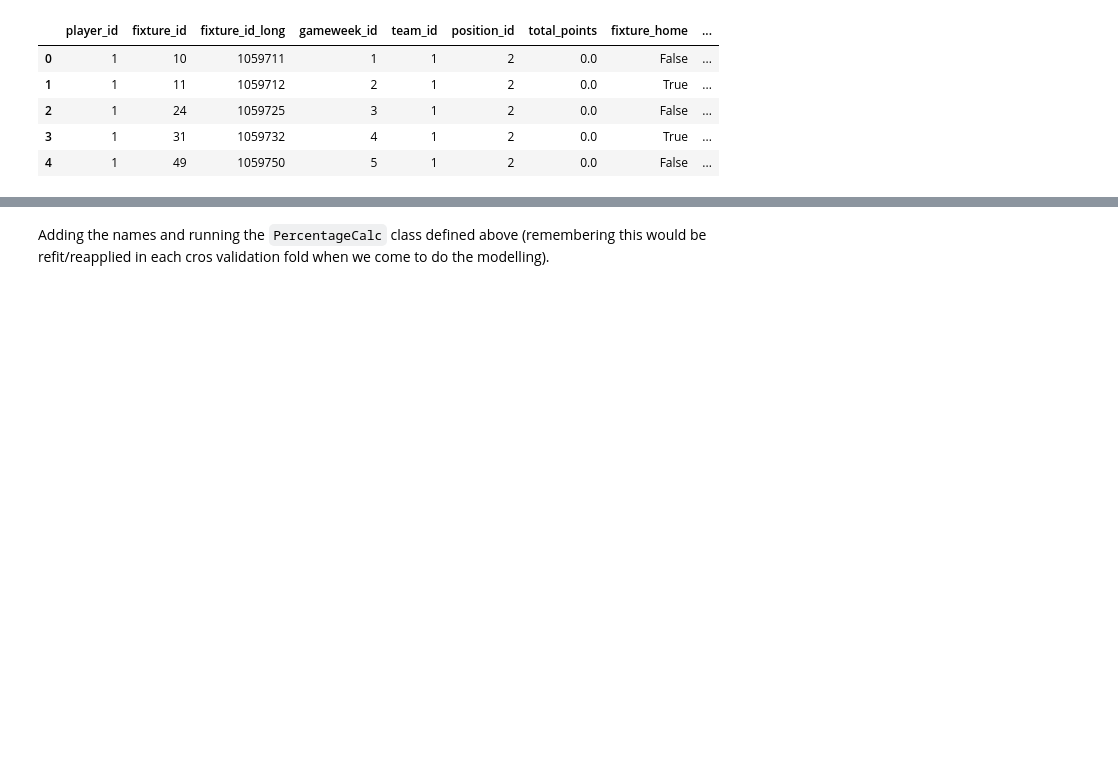
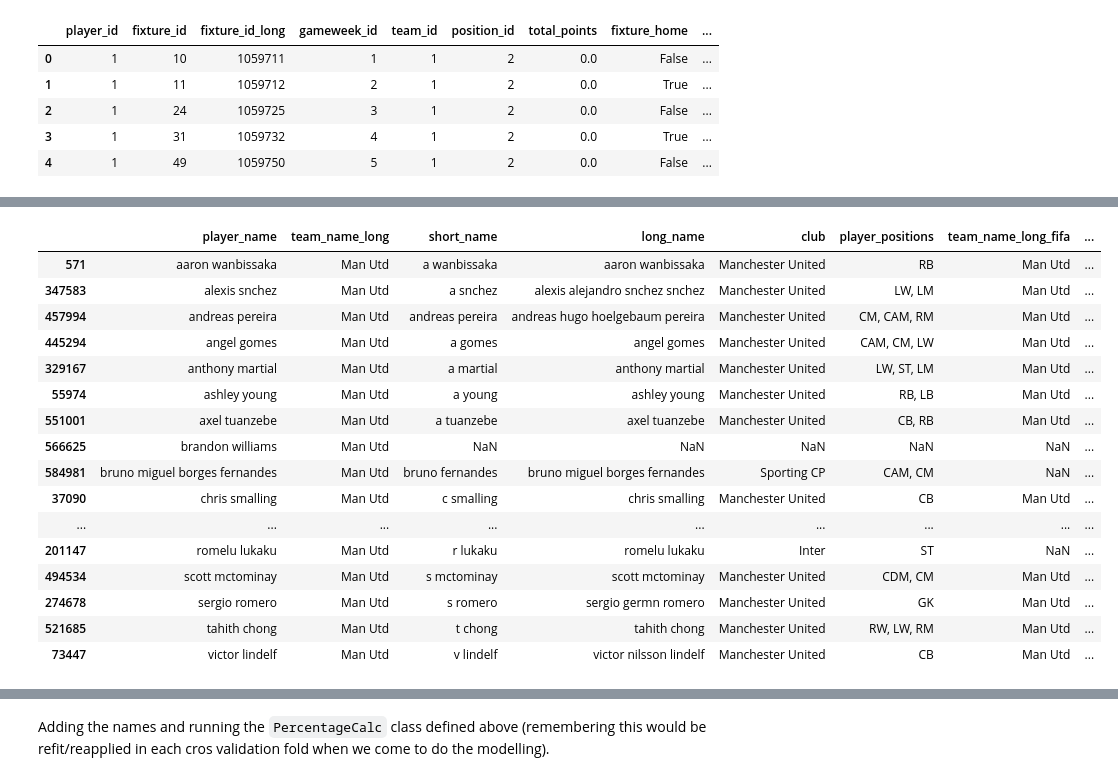
Before and after one commit to Hazzais/fantasy_premier_league, a Jupyter notebook: modelling/exploratory_analysis_and_feature_engineering.ipynb, the cells around one changed output, grey strips where cells are left out. Drawn from its saved outputs; the diff is of its cells as text; code cells hidden in the pictures; blank space fills up the shorter version.

Commit message:
Fuzzy matching FIFA 20 data exploration

```diff
--- a/modelling/exploratory_analysis_and_feature_engineering.ipynb
+++ b/modelling/exploratory_analysis_and_feature_engineering.ipynb
@@ -612,0 +608,3 @@ First, to help understand the data, I will temporarily collect the players' name
+# %%
+fifa_data = pd.read_csv('../data/fifa-20-complete-player-dataset/players_20.csv')
+fifa_data.head()
@@ -612,0 +696,16 @@ First, to help understand the data, I will temporarily collect the players' name
+# %%
+small_fifa = fifa_data.loc[:, ['short_name', 'long_name', 'club', 'player_positions']].copy()
+small_fifa['team_name_long_fifa'] = small_fifa['club'].map(team_mapping)
+def check_position(vals, positions: list):
+    if any(p in vals for p in positions):
+        return True
+    else:
+        return False
+
+
+mid_possibles = ['RW', 'LW', 'CAM', 'RCM', 'CDM', 'LDM', 'RM', 'LCM', 'LM', 'RDM', 'RAM', 'CM', 'LAM']
+small_fifa['is_GKP'] = small_fifa['player_positions'].apply(check_position, args=(['GK']))
+small_fifa['is_DEF'] = small_fifa['player_positions'].apply(lambda x: check_position(x, ['LCB', 'RCB', 'LB', 'RB', 'CB', 'RWB', 'LWB']))
+small_fifa['is_MID'] = small_fifa['player_positions'].apply(lambda x: check_position(x, mid_possibles))
+small_fifa['is_FWD'] = small_fifa['player_positions'].apply(lambda x: check_position(x, ['ST', 'CF', 'LS', 'RS', 'RF', 'LF']))
+small_fifa
@@ -612,0 +766,21 @@ First, to help understand the data, I will temporarily collect the players' name
+# %%
+#subset_data2['match_short'] = subset_data2[['player_name', 'short_name']].apply(fuzz.token_set_ratio, axis=1)
+subset_data2['same_club'] = subset_data2['team_name_long'] == subset_data2['team_name_long_fifa']
+subset_data2['exact_match_short'] = subset_data2['player_name'] == subset_data2['short_name']
+subset_data2['exact_match_long'] = subset_data2['player_name'] == subset_data2['long_name']
+# subset_data2['match_short'] = subset_data2\
+#                 .apply(lambda x: fuzz.token_set_ratio(x['player_name'], x['short_name']), axis=1)
+# subset_data2['match_long'] = subset_data2\
+#                 .apply(lambda x: fuzz.token_set_ratio(x['player_name'], x['long_name']), axis=1)
+
+def wrap_func(x, y, exact=False, func=fuzz.token_set_ratio):
+    # If it's an exact match by name, no need to do fuzzy matching!
+    if exact:
+        return 100
+    else:
+        return func(x, y)
+
+subset_data2['match_short'] = subset_data2\
+                .apply(lambda x: wrap_func(x['player_name'], x['short_name'], x['exact_match_short']), axis=1)
+subset_data2['match_long'] = subset_data2\
+                .apply(lambda x: wrap_func(x['player_name'], x['long_name'], x['exact_match_long']), axis=1)
@@ -612,0 +791,23 @@ First, to help understand the data, I will temporarily collect the players' name
+# %%
+#.loc[subset_data2['same_club']]\
+subset_data2\
+    .sort_values(['player_name', 'match_long'],
+                        ascending=[True, False]).groupby('player_name').head(1)
+# %% [output]
+|  | player_name | team_name_long | short_name | long_name | club | player_positions | team_name_long_fifa | ... |
+| 571 | aaron wanbissaka | Man Utd | a wanbissaka | aaron wanbissaka | Manchester United | RB | Man Utd | ... |
+| 347583 | alexis snchez | Man Utd | a snchez | alexis alejandro snchez snchez | Manchester United | LW, LM | Man Utd | ... |
+| 457994 | andreas pereira | Man Utd | andreas pereira | andreas hugo hoelgebaum pereira | Manchester United | CM, CAM, RM | Man Utd | ... |
+| 445294 | angel gomes | Man Utd | a gomes | angel gomes | Manchester United | CAM, CM, LW | Man Utd | ... |
+| 329167 | anthony martial | Man Utd | a martial | anthony martial | Manchester United | LW, ST, LM | Man Utd | ... |
+| 55974 | ashley young | Man Utd | a young | ashley young | Manchester United | RB, LB | Man Utd | ... |
+| 551001 | axel tuanzebe | Man Utd | a tuanzebe | axel tuanzebe | Manchester United | CB, RB | Man Utd | ... |
+| 566625 | brandon williams | Man Utd | NaN | NaN | NaN | NaN | NaN | ... |
+| 584981 | bruno miguel borges fernandes | Man Utd | bruno fernandes | bruno miguel borges fernandes | Sporting CP | CAM, CM | NaN | ... |
+| 37090 | chris smalling | Man Utd | c smalling | chris smalling | Manchester United | CB | Man Utd | ... |
+| ... | ... | ... | ... | ... | ... | ... | ... | ... |
+| 201147 | romelu lukaku | Man Utd | r lukaku | romelu lukaku | Inter | ST | NaN | ... |
+| 494534 | scott mctominay | Man Utd | s mctominay | scott mctominay | Manchester United | CDM, CM | Man Utd | ... |
+| 274678 | sergio romero | Man Utd | s romero | sergio germn romero | Manchester United | GK | Man Utd | ... |
+| 521685 | tahith chong | Man Utd | t chong | tahith chong | Manchester United | RW, LW, RM | Man Utd | ... |
+| 73447 | victor lindelf | Man Utd | v lindelf | victor nilsson lindelf | Manchester United | CB | Man Utd | ... |
```
Also changed, not shown: parts of 13 cells of this notebook.
